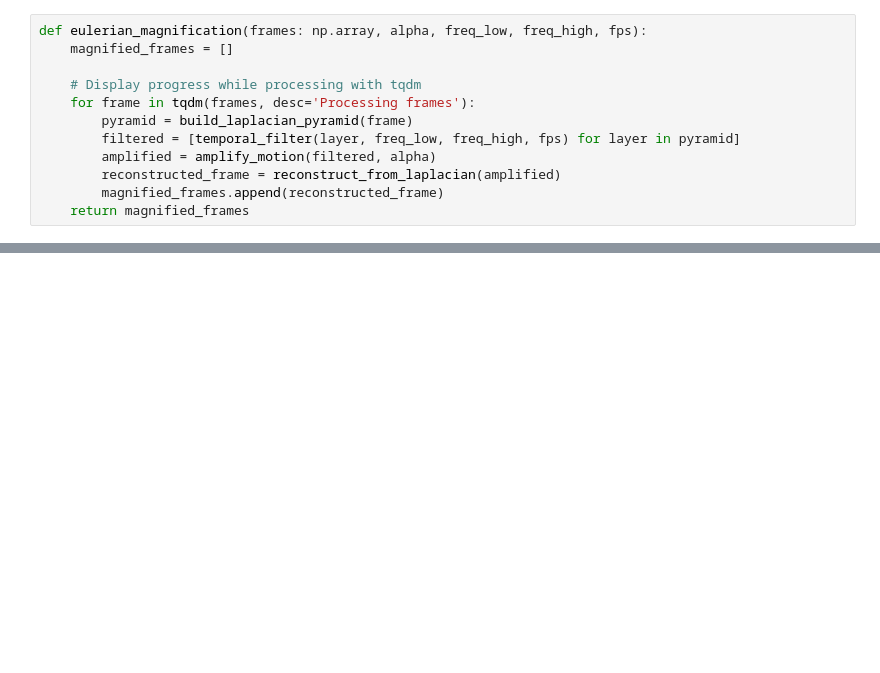
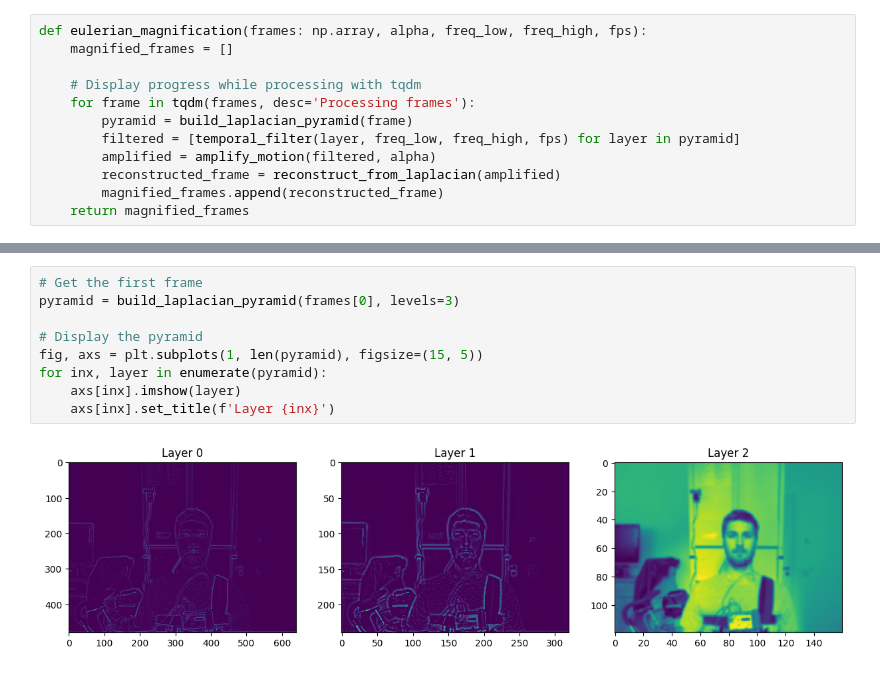
Before and after one commit to pzierahn/respiration, a Jupyter notebook: notebooks/hermite_reconstruction.ipynb, the cells around one changed output, grey strips where cells are left out. Saved outputs shown, nothing was run; the diff lists cells and outputs as text; blank space fills up the shorter version.

```diff
--- a/notebooks/hermite_reconstruction.ipynb
+++ b/notebooks/hermite_reconstruction.ipynb
@@ -72,0 +96,11 @@ magnified_frames = eulerian_magnification(frames, 10, 0.4, 3, 30)
+# %%
+# Get the first frame
+pyramid = build_laplacian_pyramid(frames[0], levels=3)
+
+# Display the pyramid
+fig, axs = plt.subplots(1, len(pyramid), figsize=(15, 5))
+for inx, layer in enumerate(pyramid):
+    axs[inx].imshow(layer)
+    axs[inx].set_title(f'Layer {inx}')
+# %% [output]
+[figure, added]
```
Also changed, not shown: parts of 10 cells of this notebook.
